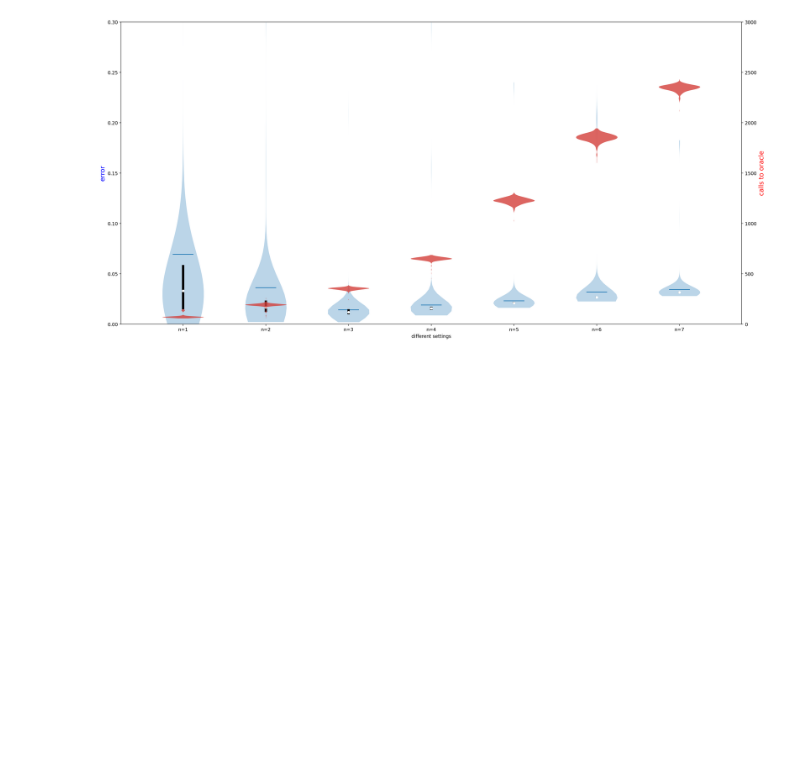
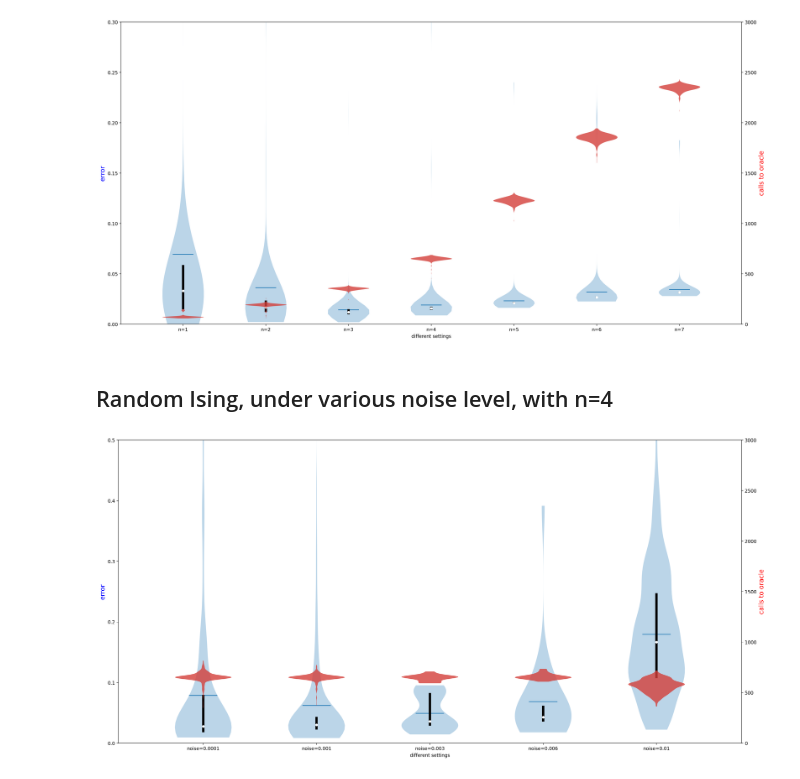
Before and after one commit to zyHan2077/HamiltonianLearning, a Jupyter notebook: plot/dataPresentation.ipynb, the cells around one changed output. Cells and saved outputs as stored; diff of their text form; code cells hidden in the pictures; blank space fills up the shorter version.

Commit message:
noise plot

```diff
--- a/plot/dataPresentation.ipynb
+++ b/plot/dataPresentation.ipynb
@@ -151,3 +151,56 @@ plt.savefig("strictIsing_n=1-8_violin.svg", format="svg")
 plt.show()
 # %% [output]
 [figure]
+# %% [markdown]
+## Random Ising, under various noise level, with n=4
+# %%
+noiseLevels = ["0.0001",
+               "0.001",
+               "0.003",
+               "0.006",
+               "0.01"]
+#                "0.015"
+#               ]
+filenames = ["../data/RandomIsingRounds=500_noise=" + x + ".json" for x in noiseLevels]
+titles = [ "noise=" + x for x in noiseLevels]
+
+errors, calls = [], []
+for filename in filenames:
+    e, c = getAllError_calls_multiH(filename)
+    errors.append(e)
+    calls.append(c)
+# %%
+fig, ax1 = plt.subplots(nrows=1, ncols=1, figsize=(24, 12), sharey=True, dpi=200)
+set_axis_style(ax1, titles)
+quartile1, medians, quartile3= [], [], []
+for e in errors:
+    q1, m, q3 = np.percentile(e, [25, 50, 75], axis=0)
+#     print(q1, m, q3)
+    quartile1.append(q1)
+    medians.append(m)
+    quartile3.append(q3)
+
+# print(quartile1, quartile3, medians)
+ax1.violinplot(errors, showmeans=True, showmedians=False,
+        showextrema=False)
+inds = np.arange(1, len(medians) + 1)
+ax1.set_ylabel("error", color="blue", size=14)
+ax1.scatter(inds, medians, marker='o', color='white', s=20, zorder=3)
+ax1.vlines(inds, quartile1, quartile3, color='k', linestyle='-', lw=5)
+
+ax2 = ax1.twinx()
+ax2.set_ylabel("calls to oracle", color="red",fontsize=14)
+# ax2.scatter([1, 2], [1000, 1500], color="red")
+# ax2.vlines(inds, quartile1, quartile3, color='k', linestyle='-', lw=5)
+parts = ax2.violinplot(calls, showmeans=False, showmedians=False,
+        showextrema=False)
+ax2.set_ylim([0, 3000])
+ax1.set_ylim([0, 0.5])
+for pc in parts['bodies']:
+    pc.set_facecolor('#D43F3A')
+#     pc.set_edgecolor('black')
+    pc.set_alpha(0.8)
+plt.savefig("RandomIsing_n=4_varNoise_violin.svg", format="svg")
+plt.show()
+# %% [output]
+[figure, added]
```
Also changed, not shown: parts of 3 cells of this notebook, 19 other files.
